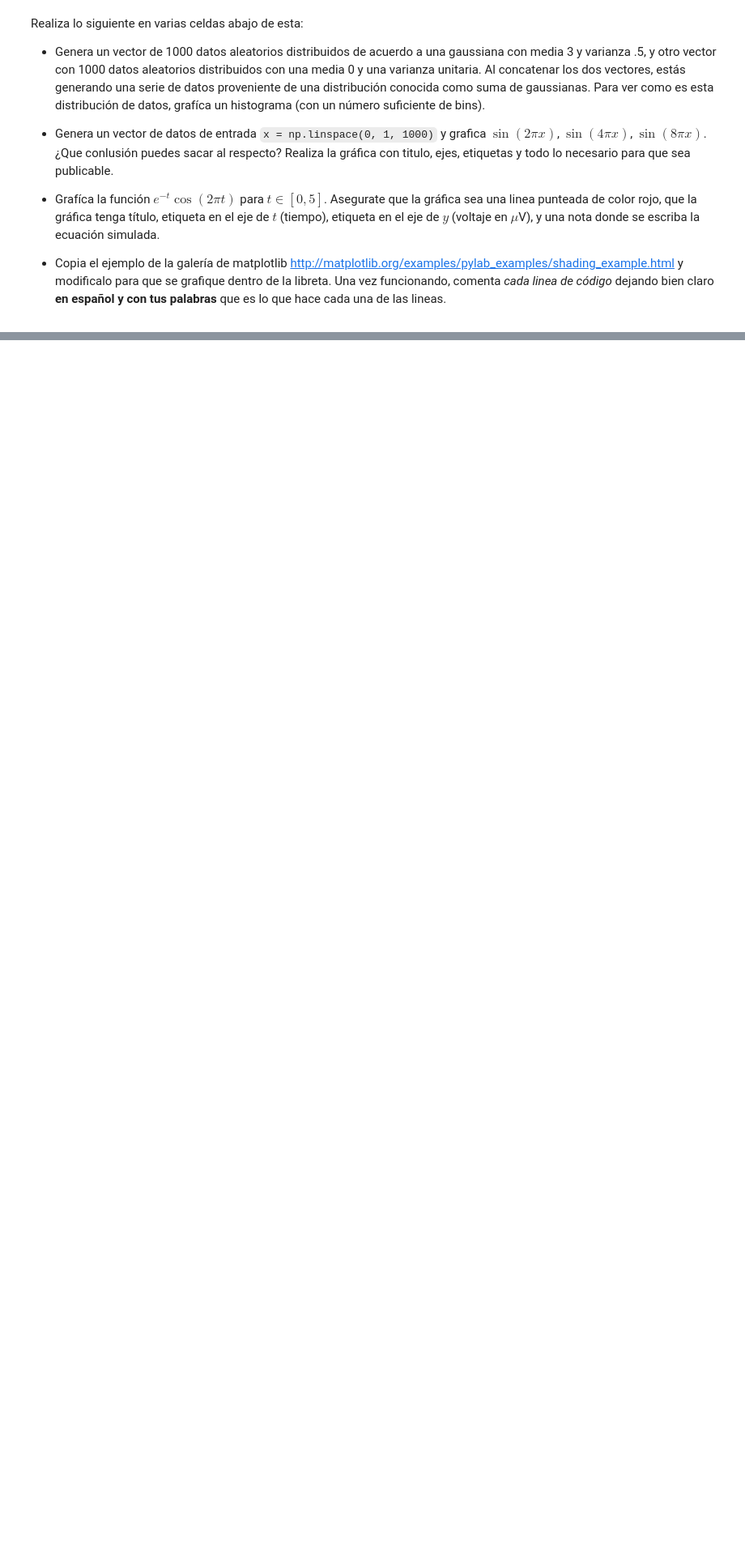
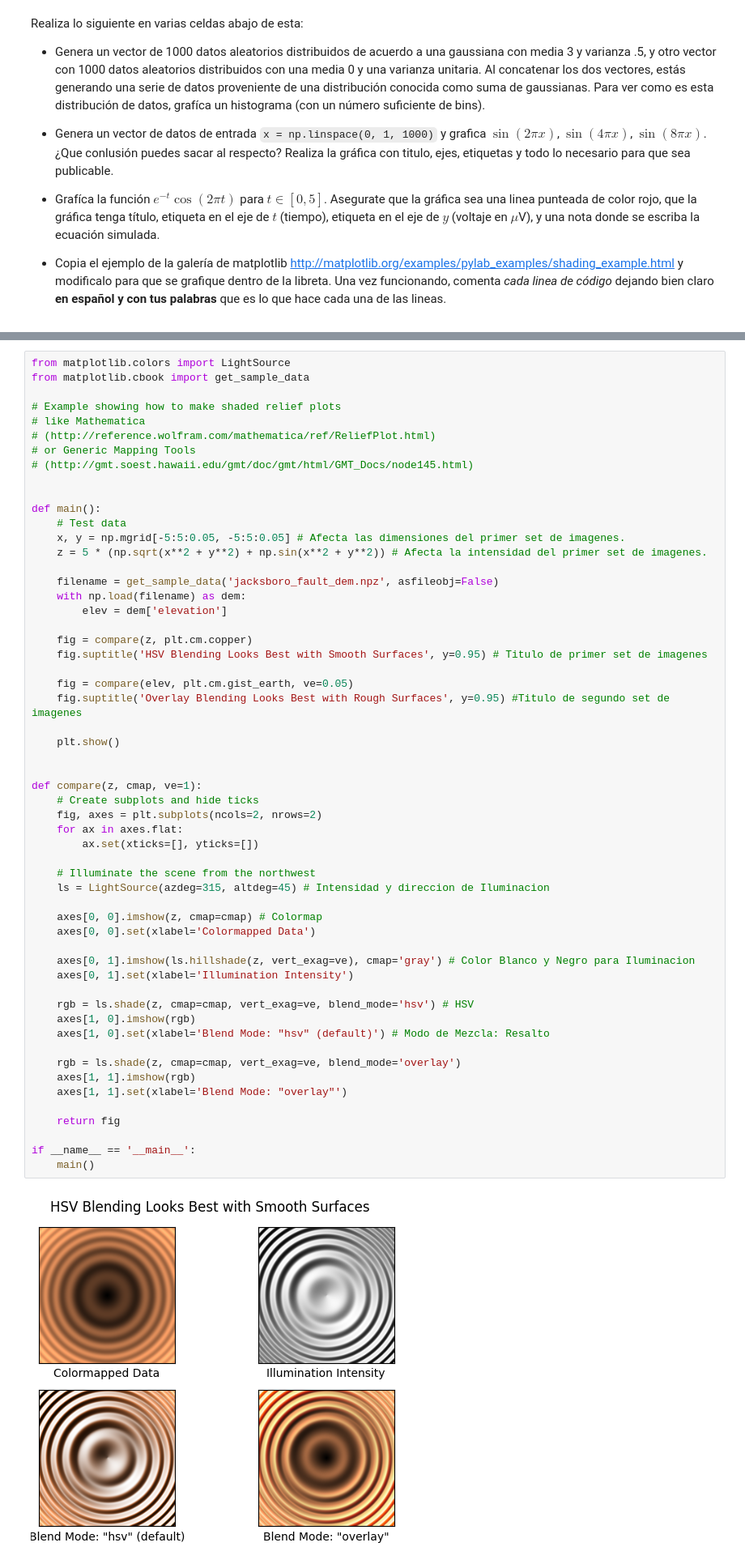
Before and after one commit to FranciscoAtondo/3-Aprendizaje, a Jupyter notebook: Introducción a Numpy y Matplotlib.ipynb, the cells around one changed output, grey strips where cells are left out. Shown at 81% size. Drawn from its saved outputs; the diff is of its cells as text; blank space fills up the shorter version.

```diff
--- a/Introducción a Numpy y Matplotlib.ipynb
+++ b/Introducción a Numpy y Matplotlib.ipynb
@@ -454,0 +502,58 @@ Realiza lo siguiente en varias celdas abajo de esta:
+# %%
+from matplotlib.colors import LightSource
+from matplotlib.cbook import get_sample_data
+
+# Example showing how to make shaded relief plots
+# like Mathematica
+# (http://reference.wolfram.com/mathematica/ref/ReliefPlot.html)
+# or Generic Mapping Tools
+# (http://gmt.soest.hawaii.edu/gmt/doc/gmt/html/GMT_Docs/node145.html)
+
+
+def main():
+    # Test data
+    x, y = np.mgrid[-5:5:0.05, -5:5:0.05] # Afecta las dimensiones del primer set de imagenes.
+    z = 5 * (np.sqrt(x**2 + y**2) + np.sin(x**2 + y**2)) # Afecta la intensidad del primer set de imagenes.
+
+    filename = get_sample_data('jacksboro_fault_dem.npz', asfileobj=False)
+    with np.load(filename) as dem:
+        elev = dem['elevation']
+
+    fig = compare(z, plt.cm.copper)
+    fig.suptitle('HSV Blending Looks Best with Smooth Surfaces', y=0.95) # Titulo de primer set de imagenes
+
+    fig = compare(elev, plt.cm.gist_earth, ve=0.05)
+    fig.suptitle('Overlay Blending Looks Best with Rough Surfaces', y=0.95) #Titulo de segundo set de imagenes
+
+    plt.show()
+
+
+def compare(z, cmap, ve=1):
+    # Create subplots and hide ticks
+    fig, axes = plt.subplots(ncols=2, nrows=2)
+    for ax in axes.flat:
+        ax.set(xticks=[], yticks=[])
+
+    # Illuminate the scene from the northwest
+    ls = LightSource(azdeg=315, altdeg=45) # Intensidad y direccion de Iluminacion
+
+    axes[0, 0].imshow(z, cmap=cmap) # Colormap
+    axes[0, 0].set(xlabel='Colormapped Data')
+
+    axes[0, 1].imshow(ls.hillshade(z, vert_exag=ve), cmap='gray') # Color Blanco y Negro para Iluminacion
+    axes[0, 1].set(xlabel='Illumination Intensity')
+
+    rgb = ls.shade(z, cmap=cmap, vert_exag=ve, blend_mode='hsv') # HSV
+    axes[1, 0].imshow(rgb)
+    axes[1, 0].set(xlabel='Blend Mode: "hsv" (default)') # Modo de Mezcla: Resalto
+
+    rgb = ls.shade(z, cmap=cmap, vert_exag=ve, blend_mode='overlay')
+    axes[1, 1].imshow(rgb)
+    axes[1, 1].set(xlabel='Blend Mode: "overlay"')
+
+    return fig
+
+if __name__ == '__main__':
+    main()
+# %% [output]
+[figure, added]
```
Also changed, not shown: parts of 8 cells of this notebook.
